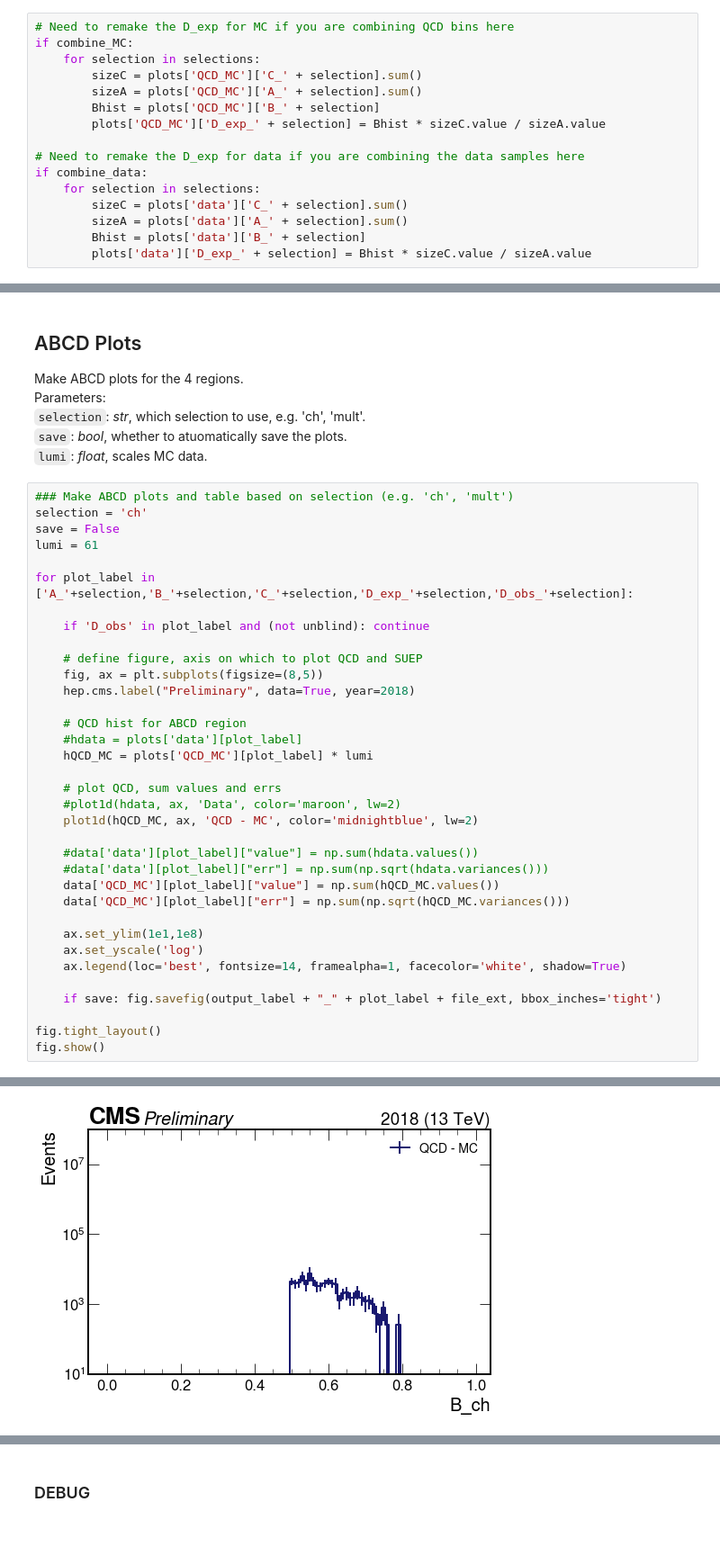
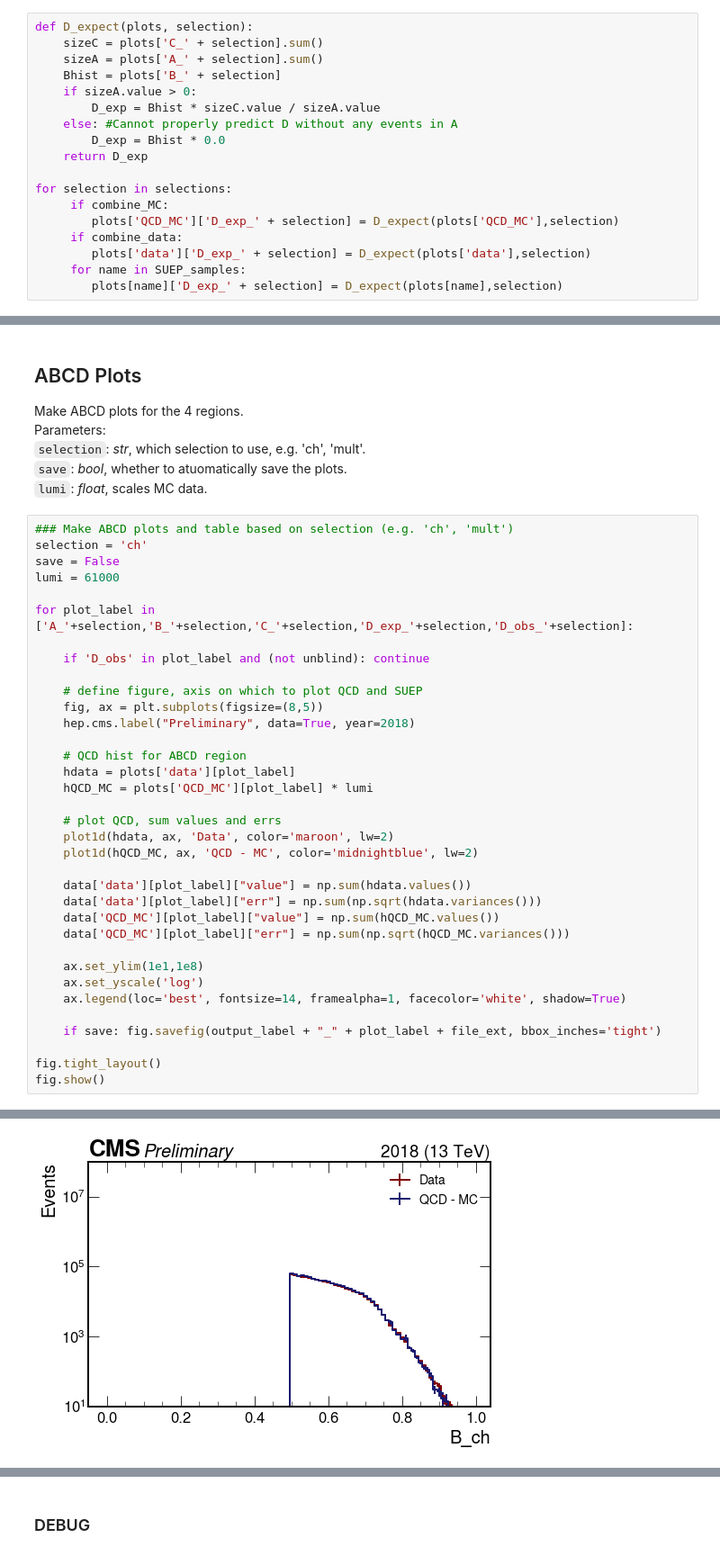
Before and after one commit to SUEPPhysics/SUEPCoffea_dask, a Jupyter notebook: plotting/plot_data.ipynb, the cells around one changed output, grey strips where cells are left out. Shown: that part at 90% size. Drawn from its saved outputs; the diff is of its cells as text.

```diff
--- a/plotting/plot_data.ipynb
+++ b/plotting/plot_data.ipynb
@@ -171,16 +196,18 @@ Loading /home/submit/lavezzo/SUEP/SUEPCoffea_dask/plotting/outputs/test_V5_2file
 # %%
-# Need to remake the D_exp for MC if you are combining QCD bins here
-if combine_MC:
-    for selection in selections:
-        sizeC = plots['QCD_MC']['C_' + selection].sum()
-        sizeA = plots['QCD_MC']['A_' + selection].sum()
-        Bhist = plots['QCD_MC']['B_' + selection]
-        plots['QCD_MC']['D_exp_' + selection] = Bhist * sizeC.value / sizeA.value
+def D_expect(plots, selection):
+    sizeC = plots['C_' + selection].sum()
+    sizeA = plots['A_' + selection].sum()
+    Bhist = plots['B_' + selection]
+    if sizeA.value > 0:
+        D_exp = Bhist * sizeC.value / sizeA.value
+    else: #Cannot properly predict D without any events in A
+        D_exp = Bhist * 0.0
+    return D_exp
 
-# Need to remake the D_exp for data if you are combining the data samples here
-if combine_data:
-    for selection in selections:
-        sizeC = plots['data']['C_' + selection].sum()
-        sizeA = plots['data']['A_' + selection].sum()
-        Bhist = plots['data']['B_' + selection]
-        plots['data']['D_exp_' + selection] = Bhist * sizeC.value / sizeA.value
+for selection in selections:
+     if combine_MC:
+        plots['QCD_MC']['D_exp_' + selection] = D_expect(plots['QCD_MC'],selection)
+     if combine_data:
+        plots['data']['D_exp_' + selection] = D_expect(plots['data'],selection)
+     for name in SUEP_samples:
+        plots[name]['D_exp_' + selection] = D_expect(plots[name],selection)
@@ -197,7 +222,7 @@ Parameters:<br>
 ### Make ABCD plots and table based on selection (e.g. 'ch', 'mult')
 selection = 'ch'
 save = False
-lumi = 61
+lumi = 61000
 
 for plot_label in ['A_'+selection,'B_'+selection,'C_'+selection,'D_exp_'+selection,'D_obs_'+selection]:
 
@@ -208,15 +233,15 @@ for plot_label in ['A_'+selection,'B_'+selection,'C_'+selection,'D_exp_'+selecti
     hep.cms.label("Preliminary", data=True, year=2018)
 
     # QCD hist for ABCD region
-    #hdata = plots['data'][plot_label]
+    hdata = plots['data'][plot_label]
     hQCD_MC = plots['QCD_MC'][plot_label] * lumi
 
     # plot QCD, sum values and errs
-    #plot1d(hdata, ax, 'Data', color='maroon', lw=2)
+    plot1d(hdata, ax, 'Data', color='maroon', lw=2)
     plot1d(hQCD_MC, ax, 'QCD - MC', color='midnightblue', lw=2)
 
-    #data['data'][plot_label]["value"] = np.sum(hdata.values())
-    #data['data'][plot_label]["err"] = np.sum(np.sqrt(hdata.variances()))
+    data['data'][plot_label]["value"] = np.sum(hdata.values())
+    data['data'][plot_label]["err"] = np.sum(np.sqrt(hdata.variances()))
     data['QCD_MC'][plot_label]["value"] = np.sum(hQCD_MC.values())
     data['QCD_MC'][plot_label]["err"] = np.sum(np.sqrt(hQCD_MC.variances()))
 
@@ -233 +258 @@ fig.show()
-[figure, old version]
+[figure, new version]
```
Also changed, not shown: parts of 9 cells of this notebook, 10 other files.
